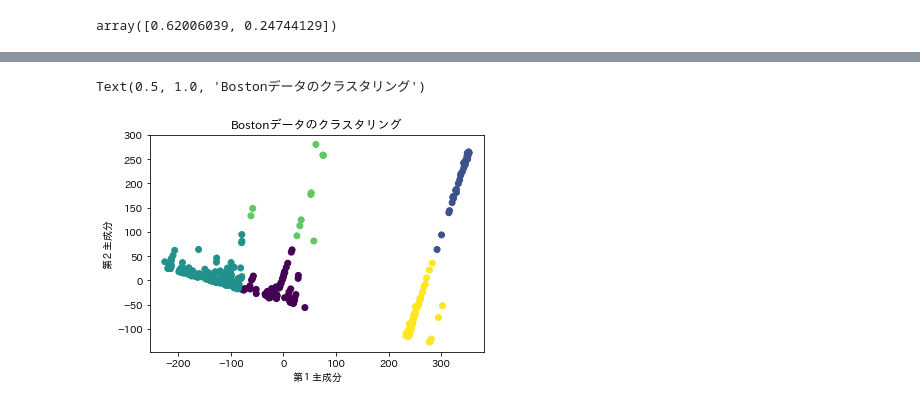
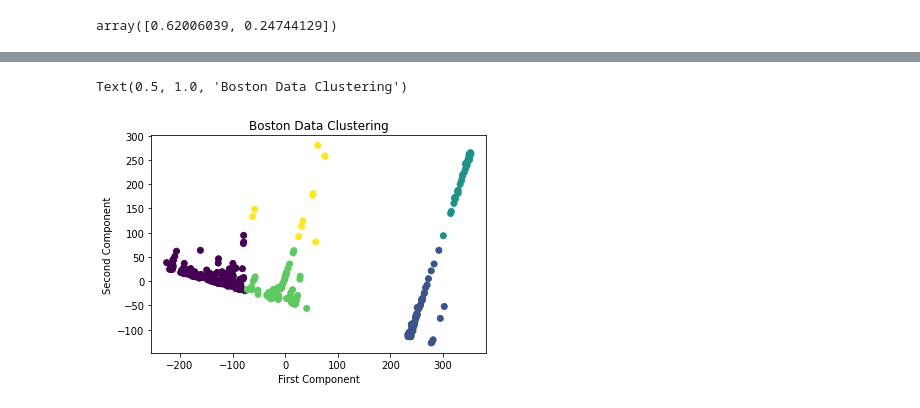
Before and after one commit to prof-joe/SLMP, a Jupyter notebook: 2-9.ipynb, the cells around one changed output, grey strips where cells are left out. Drawn from its saved outputs; the diff is of its cells as text; code cells hidden in the pictures.

```diff
--- a/2-9.ipynb
+++ b/2-9.ipynb
@@ -458,11 +451,11 @@ W=pca.fit_transform(Z)[:,[0,1]] #各nに対する第１，第２主成分
 # %%
 plt.scatter(W[:,0],W[:,1],c=y)
-plt.xlabel("第１主成分")
-plt.ylabel("第２主成分")
-plt.title("Bostonデータのクラスタリング")
+plt.xlabel("First Component")
+plt.ylabel("Second Component")
+plt.title("Boston Data Clustering")
 # %% [output]
-Text(0.5, 1.0, 'Bostonデータのクラスタリング')
+Text(0.5, 1.0, 'Boston Data Clustering')
-[figure, old version]
+[figure, new version]
 # %%
 def pca_regression(X,y,m):
     pca=PCA(n_components=m)
```
Also changed, not shown: parts of 43 cells of this notebook, 8 other files.
